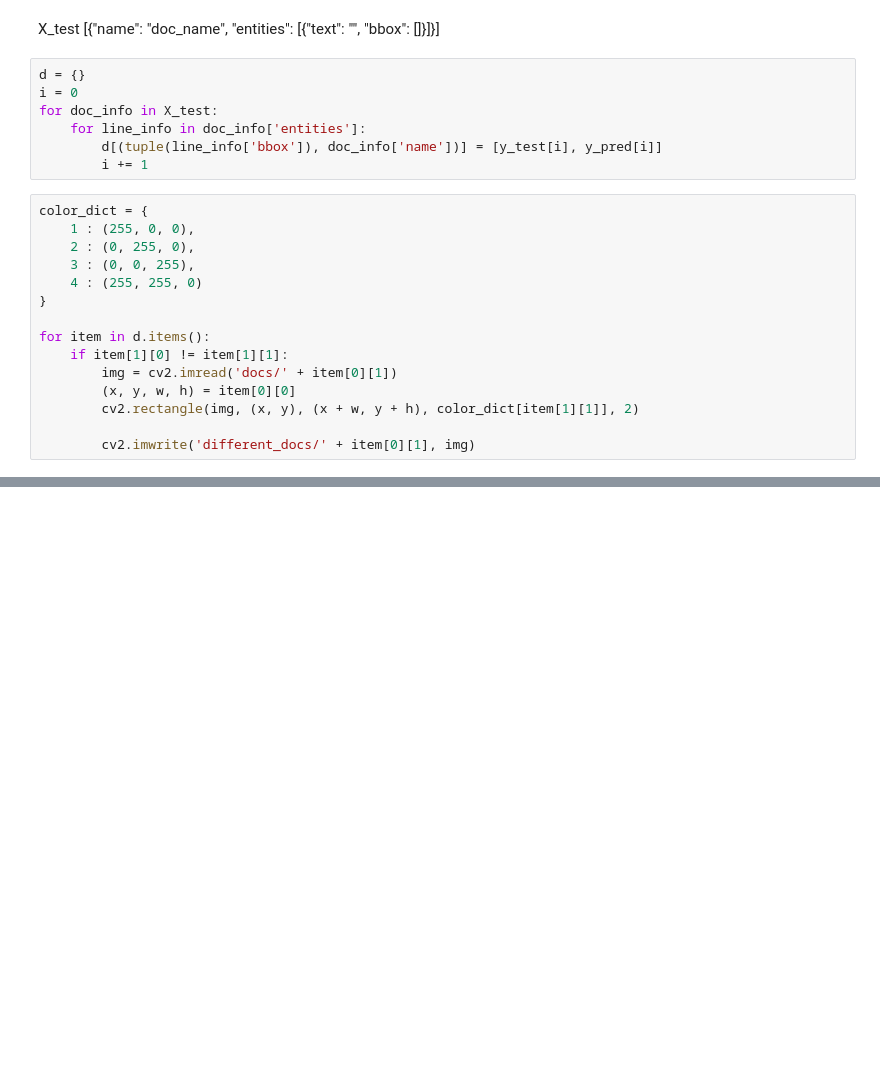
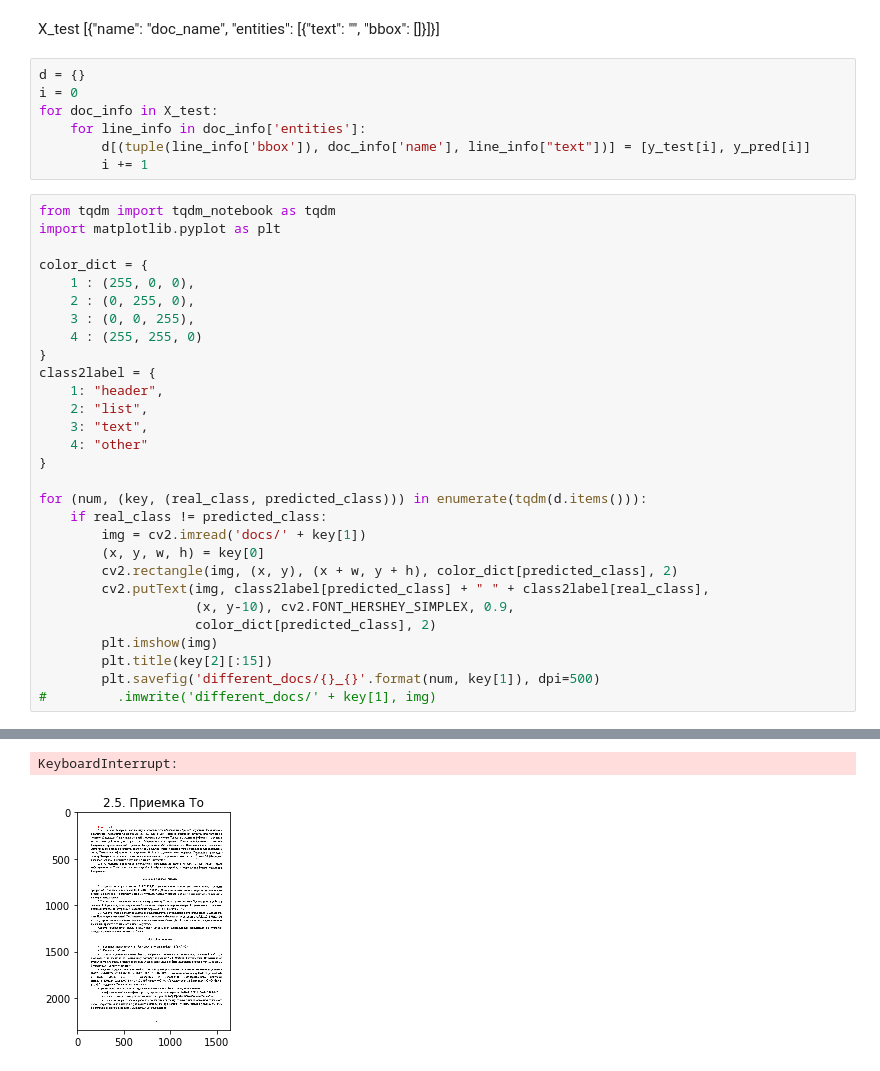
Before and after one commit to NastyBoget/document_structure_extraction, a Jupyter notebook: pipeline.ipynb, the cells around one changed output, grey strips where cells are left out. Saved outputs shown, nothing was run; the diff lists cells and outputs as text; blank space fills up the shorter version.

Commit message:
more visualisation in pipeline.ipynb

```diff
--- a/pipeline.ipynb
+++ b/pipeline.ipynb
@@ -263,20 +264,35 @@ d = {}
 i = 0
 for doc_info in X_test:
     for line_info in doc_info['entities']:
-        d[(tuple(line_info['bbox']), doc_info['name'])] = [y_test[i], y_pred[i]]
+        d[(tuple(line_info['bbox']), doc_info['name'], line_info["text"])] = [y_test[i], y_pred[i]]
         i += 1
 # %%
+from tqdm import tqdm_notebook as tqdm
+import matplotlib.pyplot as plt
+
 color_dict = {
     1 : (255, 0, 0),
     2 : (0, 255, 0),
     3 : (0, 0, 255),
     4 : (255, 255, 0)
 }
+class2label = {
+    1: "header",
+    2: "list",
+    3: "text",
+    4: "other"
+}
 
-for item in d.items():
-    if item[1][0] != item[1][1]:
-        img = cv2.imread('docs/' + item[0][1])
-        (x, y, w, h) = item[0][0]
-        cv2.rectangle(img, (x, y), (x + w, y + h), color_dict[item[1][1]], 2)
-
-        cv2.imwrite('different_docs/' + item[0][1], img)
+for (num, (key, (real_class, predicted_class))) in enumerate(tqdm(d.items())):
+    if real_class != predicted_class:
+        img = cv2.imread('docs/' + key[1])
+        (x, y, w, h) = key[0]
+        cv2.rectangle(img, (x, y), (x + w, y + h), color_dict[predicted_class], 2)
+        cv2.putText(img, class2label[predicted_class] + " " + class2label[real_class],
+                    (x, y-10), cv2.FONT_HERSHEY_SIMPLEX, 0.9,
+                    color_dict[predicted_class], 2)
+        plt.imshow(img)
+        plt.title(key[2][:15])
+        plt.savefig('different_docs/{}_{}'.format(num, key[1]), dpi=500)
+#         .imwrite('different_docs/' + key[1], img)
+# %% [output]
@@ -282,0 +300,2 @@ for item in d.items():
+KeyboardInterrupt:
+[figure, added]
```
Also changed, not shown: parts of 4 cells of this notebook.
